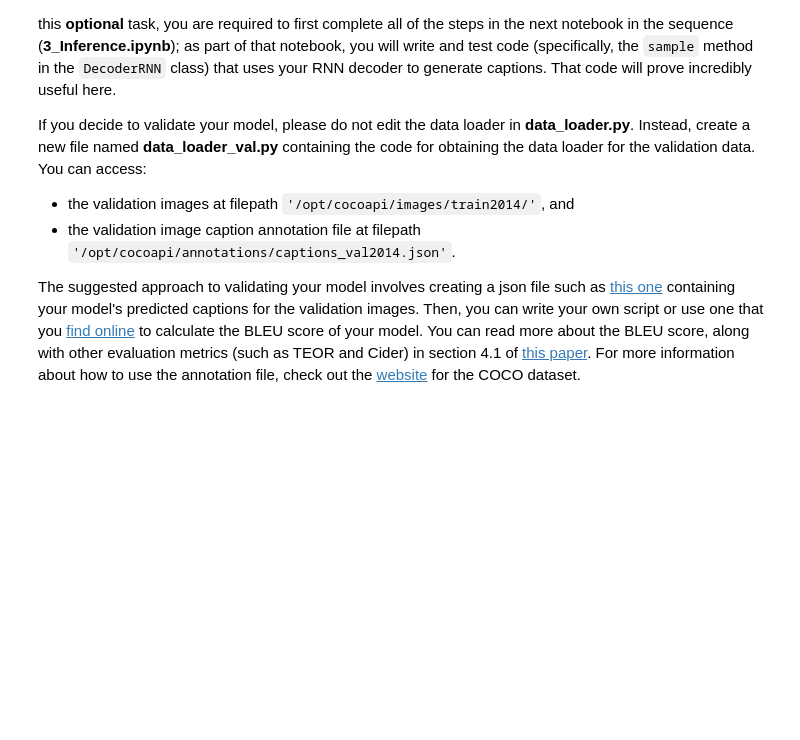
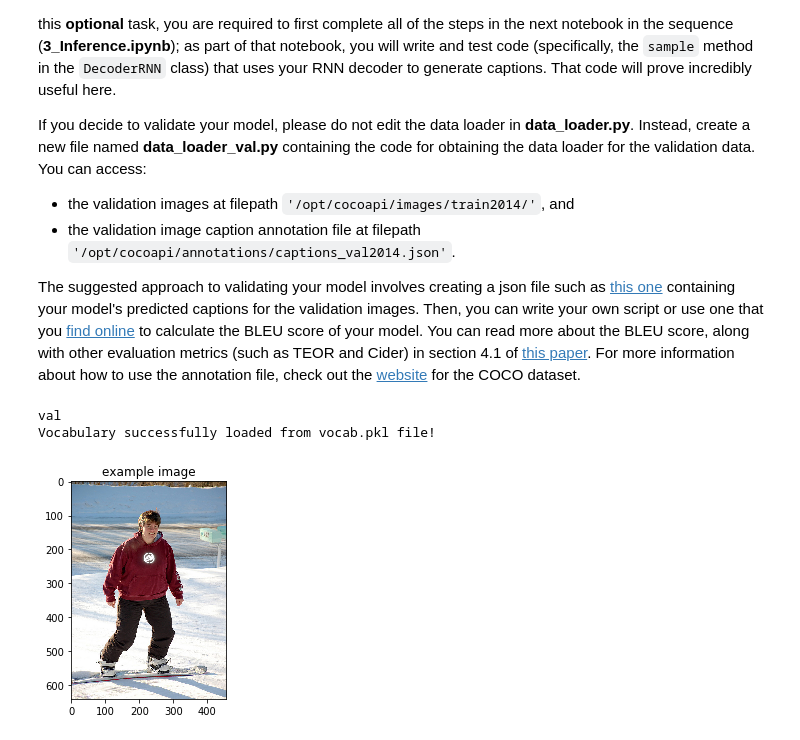
Before and after one commit to gotamist/vision, a Jupyter notebook: image_captioning/2_Training.ipynb, the cells around one changed output. Cells and saved outputs as stored; diff of their text form; code cells hidden in the pictures; blank space fills up the shorter version.

Commit message:
Start validation by loading validation data.  Also breakup first cell into three so that hyperparameters can be set without doing the training if using the notebook just on the validation set.

```diff
--- a/image_captioning/2_Training.ipynb
+++ b/image_captioning/2_Training.ipynb
@@ -308,0 +322,41 @@ The suggested approach to validating your model involves creating a json file su
+# %%
+batch_size = 1          # batch size
+vocab_threshold = 5        # minimum word count threshold
+vocab_from_file = True    # if True, load existing vocab file
+embed_size = 300          # dimensionality of image and word embeddings
+hidden_size = 256          # number of features in hidden state of the RNN decoder
+save_every = 1             # determines frequency of saving model weights
+print_every = 100          # determines window for printing average loss
+log_file = 'validation_log.txt'       # name of file with saved training loss and perplexity
+
+transform_train = transforms.Compose([
+    transforms.Resize(256),                          # smaller edge of image resized to 256
+    transforms.RandomCrop(224),                      # get 224x224 crop from random location
+    transforms.RandomHorizontalFlip(),               # horizontally flip image with probability=0.5
+    transforms.ToTensor(),                           # convert the PIL Image to a tensor
+    transforms.Normalize((0.485, 0.456, 0.406),      # normalize image for pre-trained model
+                         (0.229, 0.224, 0.225))])
+
+data_loader = val_get_loader(transform=transform_train,
+                         mode='val',
+                         batch_size=batch_size,
+                         vocab_threshold=vocab_threshold,
+                         cocoapi_loc='/data/datasets', #comment this out if not running locally.
+                         vocab_from_file=vocab_from_file)
+# %% [output]
+val
+Vocabulary successfully loaded from vocab.pkl file!
+# %%
+import numpy as np
+import matplotlib.pyplot as plt
+%matplotlib inline
+
+# Obtain sample image before and after pre-processing.
+orig_image, image = next(iter(data_loader))
+
+# Visualize sample image, before pre-processing.
+plt.imshow(np.squeeze(orig_image))
+plt.title('example image')
+plt.show()
+# %% [output]
+[figure, added]
```
Also changed, not shown: parts of 10 cells of this notebook.
